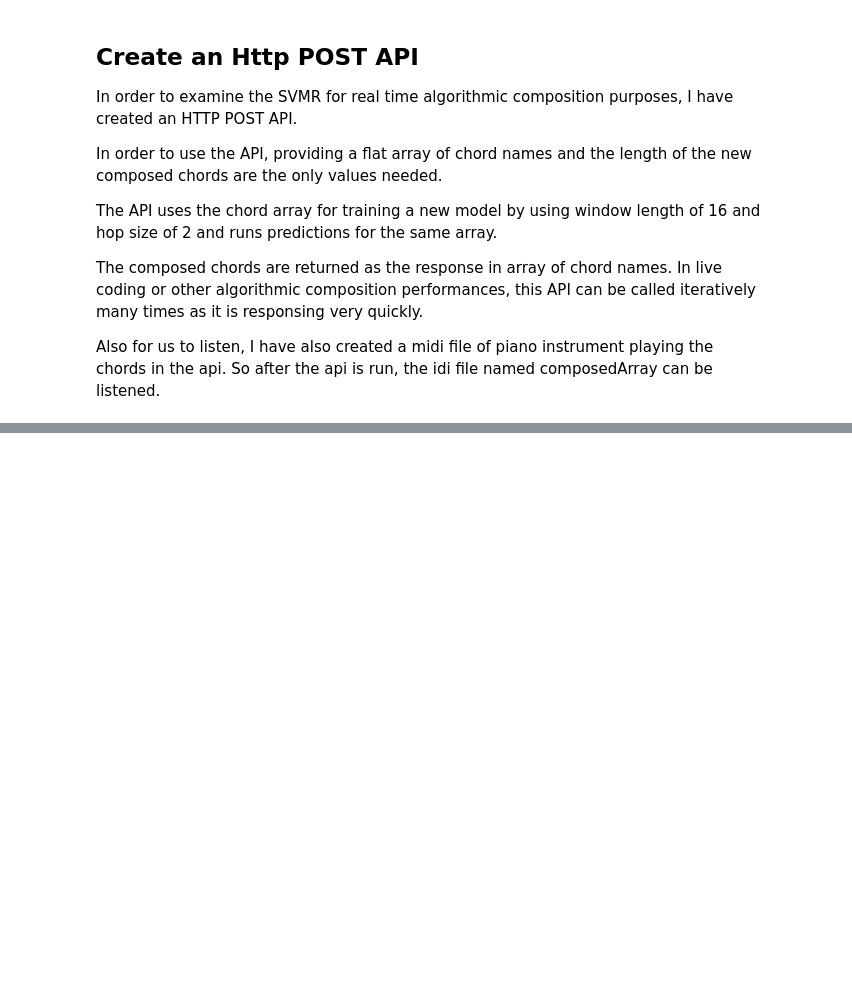
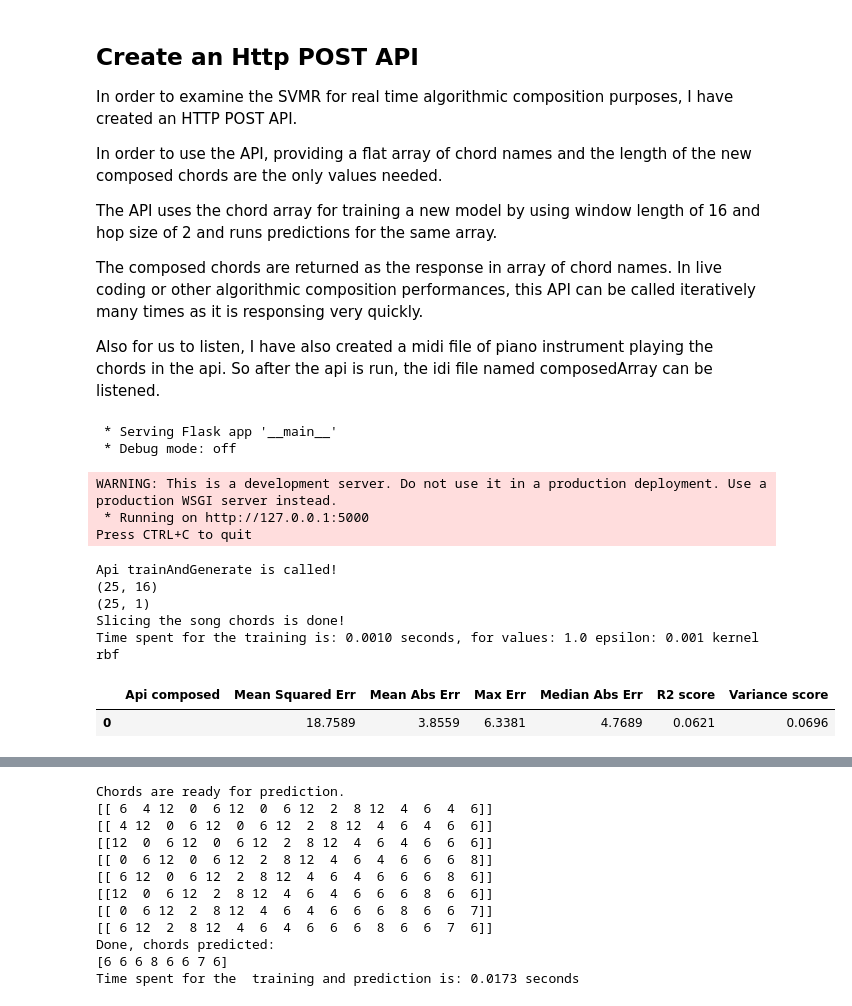
Before and after one commit to aysimakarca/regression-based-chord-generator, a Jupyter notebook: RegressionBasedGenerator.ipynb, the cells around one changed output, grey strips where cells are left out. Saved outputs shown, nothing was run; the diff lists cells and outputs as text; code cells hidden in the pictures; blank space fills up the shorter version.

```diff
--- a/RegressionBasedGenerator.ipynb
+++ b/RegressionBasedGenerator.ipynb
@@ -595,31 +646,65 @@ def trainAndGenerateChords(chordArrayToTrain, numberOfResultsToPredict):
     return mapIndexesToChordNames(composedChords)
+# %%
+def trainAndCheckErrorValues(chordArrayToTrain, numberOfResultsToPredict):
+    windowSize = 16
+    hopSize = 2
+
+    dictOfSong = {"songName": chordArrayToTrain}
+    featureArr, targetArr = getFeaturesAndTargetsByWindowAndHop(dictOfSong, windowSize, hopSize)
+    targets = pd.Series(targetArr.flatten())
+    featuresTrain, featuresTest, targetTrain, targetTest = train_test_split(featureArr, targets, test_size=0.3, random_state=4)
+
+    regression = trainAndGetSVRModel(1.00, 0.001, 'rbf', featuresTrain, targetTrain)
+    targetsPredicted = regression.predict(featuresTest)
+
+    resultApiDf = pd.DataFrame(getErrorValues(targetTest, targetsPredicted, 'Api composed', ''), index=[0])
+    display(getDfWithStyle(resultApiDf))
+
+    arrayForPrediction = prepareSongForPrediction(chordArrayToTrain, chordArrayToTrain, windowSize)
+    composedChords = generatePredictedChords(regression, arrayForPrediction, numberOfResultsToPredict)
+
+    return mapIndexesToChordNames(composedChords)
 # %%
 from flask import Flask, jsonify, request
 
 app = Flask(__name__)
 
 @app.route('/trainAndGenerate', methods=['POST'])
 def trainSVRAndGenerateComposition():
     print('Api trainAndGenerate is called!')
     startTime = time.time()
     inputArrayOfChords = []
     numberOfResultsToPredict = 0
     try:
         data = request.json
         inputArrayOfChords = data['chordArayToTrain']
         numberOfResultsToPredict = data['numberOfResultsToPredict']
     except:
         print("An exception occurred")
         raise ValueError("Chords should be provided in a string array of chordArayToTrain")
 
     inputArrayOfChords = mapChordNamesToIndexes(inputArrayOfChords)
-    chordNamesOfComposition = trainAndGenerateChords(inputArrayOfChords, numberOfResultsToPredict)
+    #chordNamesOfComposition = trainAndGenerateChords(inputArrayOfChords, numberOfResultsToPredict)
+    chordNamesOfComposition = trainAndCheckErrorValues(inputArrayOfChords, numberOfResultsToPredict)
 
     endTime = time.time()
     timeSpent = endTime - startTime
+    print(f"Time spent for the  training and prediction is: {timeSpent:.4f} seconds")
     createMidi(chordNamesOfComposition, 'api composition')
-    print(f"Time spent for the  training and prediction is: {timeSpent:.4f} seconds")
     return jsonify({'composedArray': chordNamesOfComposition})
 
 if __name__ == '__main__':
     app.run(port=5000)
+# %% [output]
+ * Serving Flask app '__main__'
+ * Debug mode: off
+WARNING: This is a development server. Do not use it in a production deployment. Use a production WSGI server instead.
+ * Running on http://127.0.0.1:5000
+Press CTRL+C to quit
+Api trainAndGenerate is called!
+(25, 16)
+(25, 1)
+Slicing the song chords is done!
+Time spent for the training is: 0.0010 seconds, for values: 1.0 epsilon: 0.001 kernel rbf
+|  | Api composed | Mean Squared Err | Mean Abs Err | Max Err | Median Abs Err | R2 score | Variance score |
+| 0 |  | 18.7589 | 3.8559 | 6.3381 | 4.7689 | 0.0621 | 0.0696 |
@@ -625,0 +712,12 @@ if __name__ == '__main__':
+Chords are ready for prediction.
+[[ 6  4 12  0  6 12  0  6 12  2  8 12  4  6  4  6]]
+[[ 4 12  0  6 12  0  6 12  2  8 12  4  6  4  6  6]]
+[[12  0  6 12  0  6 12  2  8 12  4  6  4  6  6  6]]
+[[ 0  6 12  0  6 12  2  8 12  4  6  4  6  6  6  8]]
+[[ 6 12  0  6 12  2  8 12  4  6  4  6  6  6  8  6]]
+[[12  0  6 12  2  8 12  4  6  4  6  6  6  8  6  6]]
+[[ 0  6 12  2  8 12  4  6  4  6  6  6  8  6  6  7]]
+[[ 6 12  2  8 12  4  6  4  6  6  6  8  6  6  7  6]]
+Done, chords predicted:
+[6 6 6 8 6 6 7 6]
+Time spent for the  training and prediction is: 0.0173 seconds
```
Also changed, not shown: parts of 62 cells of this notebook, 34 other files.
